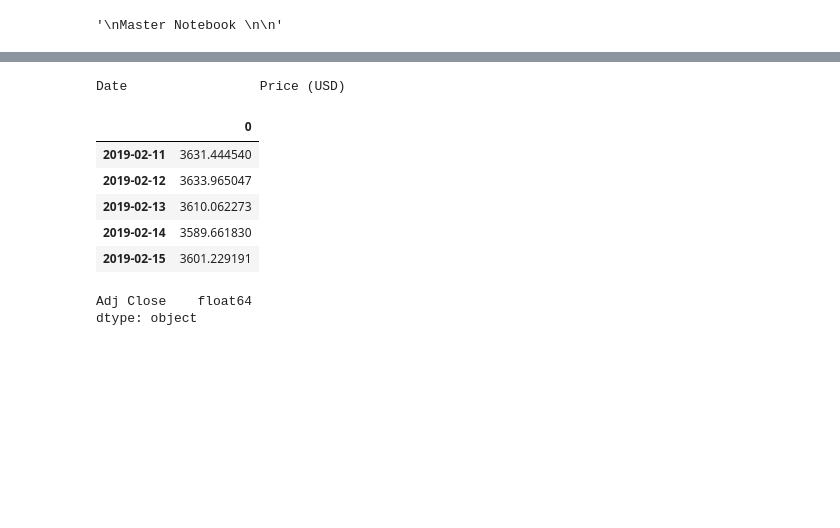
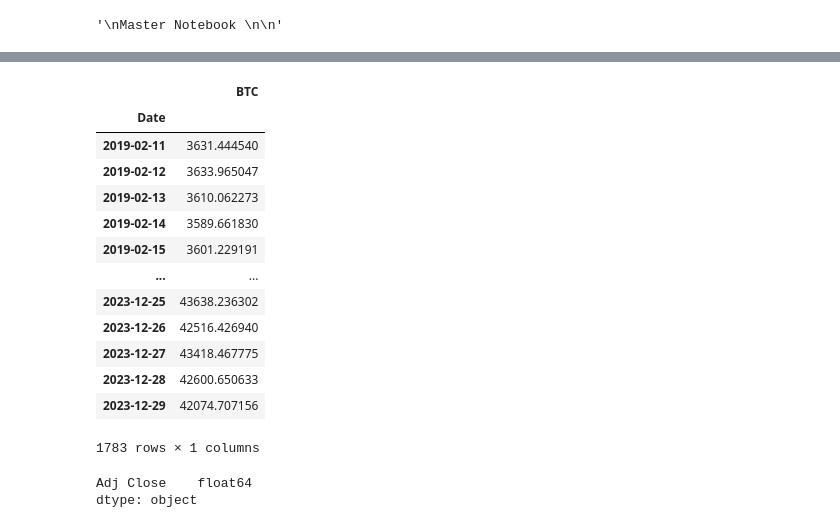
Before and after one commit to ravic4/project_1, a Jupyter notebook: master_notebook_it1.ipynb, the cells around one changed output, grey strips where cells are left out. Cells and saved outputs as stored; diff of their text form; code cells hidden in the pictures; blank space fills up the shorter version.

```diff
--- a/master_notebook_it1.ipynb
+++ b/master_notebook_it1.ipynb
@@ -142,43 +154,58 @@ def get_historical_bitcoin_data(start_date, end_date):
         prices = data.get('prices', [])
         return prices
     else:
         print(f"Failed to retrieve Bitcoin data. Status code: {response.status_code}")
         print(f"Error message: {response.text}")
     return None
 
 # Set the date range
 start_date = '2018-12-31'
 end_date = '2023-12-29'
 # Get historical Bitcoin data
 bitcoin_prices = get_historical_bitcoin_data(start_date, end_date)
 # Display the results in a simple table format
 
 dates = []
 prices_btc = []
 
 if bitcoin_prices:
-    print("{:<20} {:<15}".format("Date", "Price (USD)"))
+    # print("{:<20} {:<15}".format("Date", "Price (USD)"))
     for timestamp, price in bitcoin_prices:
         date_str = datetime.fromtimestamp(timestamp / 1000).strftime('%Y-%m-%d')
         if date_str <= end_date:
             dates.append(date_str)
             prices_btc.append(price)
             #print("{:<20} {:<15.2f}".format(date_str, price))
 
 # format = '%Y-%m-%d'
 # for i in dates:
 #     datetime.datetime.strptime(i, format).date()
 
-df_bitcoin = pd.DataFrame(prices_btc, dates)
-df_b
+# df_bitcoin = pd.DataFrame(prices_btc, dates)
+
+# df_bitcoin.head()
+
+df_bitcoin_raw = pd.DataFrame(
+    {"Date":dates,
+     "BTC":prices_btc}
+)
+df_bitcoin_set = df_bitcoin_raw.set_index("Date")
+df_bitcoin_set
 # %% [output]
+|  | BTC |
+| Date |  |
+| 2019-02-11 | 3631.444540 |
+| 2019-02-12 | 3633.965047 |
+| 2019-02-13 | 3610.062273 |
+| 2019-02-14 | 3589.661830 |
+| 2019-02-15 | 3601.229191 |
+| ... | ... |
+| 2023-12-25 | 43638.236302 |
+| 2023-12-26 | 42516.426940 |
+| 2023-12-27 | 43418.467775 |
+| 2023-12-28 | 42600.650633 |
+| 2023-12-29 | 42074.707156 |
-Date                 Price (USD)
+1783 rows × 1 columns
-|  | 0 |
-| 2019-02-11 | 3631.444540 |
-| 2019-02-12 | 3633.965047 |
-| 2019-02-13 | 3610.062273 |
-| 2019-02-14 | 3589.661830 |
-| 2019-02-15 | 3601.229191 |
 # %%
 """Antonio Section - Data
 """
```
Also changed, not shown: parts of 11 cells of this notebook, 1 other file.
